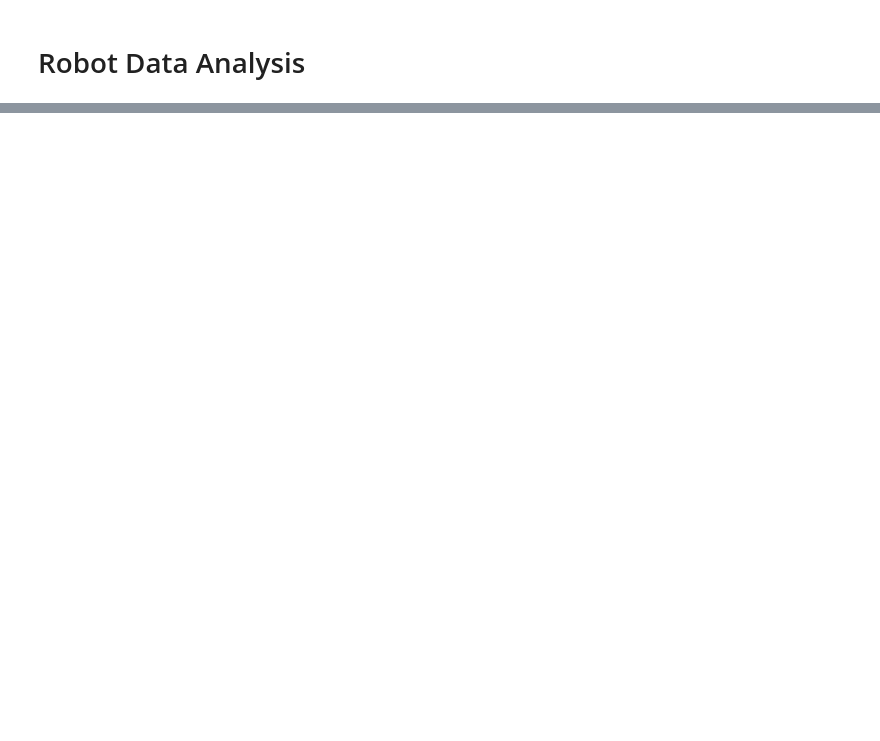
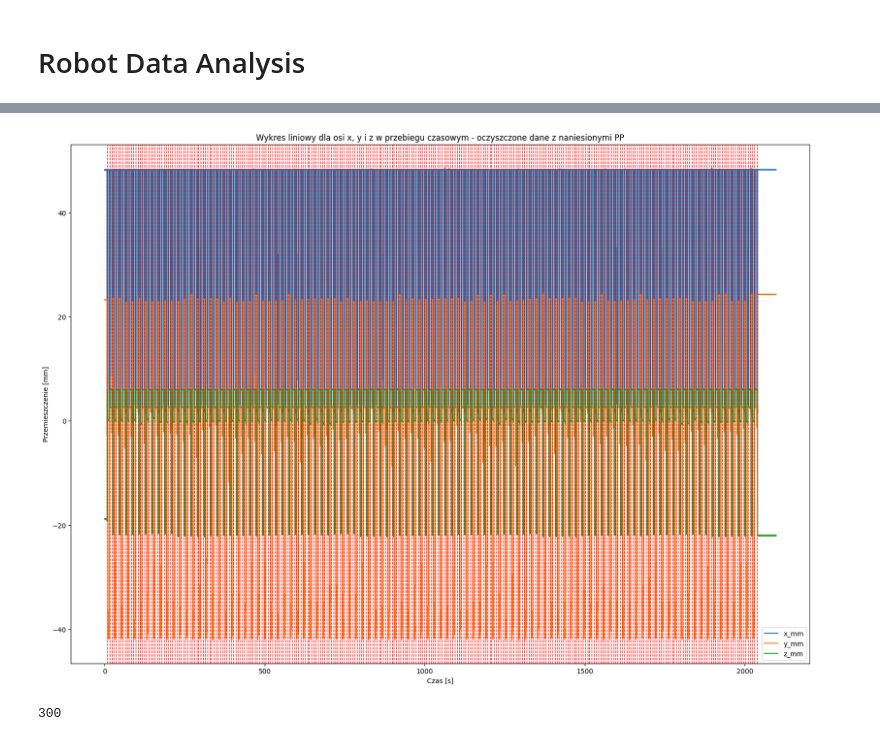
Before and after one commit to Niewiaro/Robot_Data_Analysis, a Jupyter notebook: robot-data-analysis.ipynb, the cells around one changed output, grey strips where cells are left out. Cells and saved outputs as stored; diff of their text form; code cells hidden in the pictures; blank space fills up the shorter version.

```diff
--- a/robot-data-analysis.ipynb
+++ b/robot-data-analysis.ipynb
@@ -102,0 +398,33 @@ RP Middle (26-75): x=0.0106 mm, y=0.0072 mm, z=0.0125 mm
+# %%
+# Ustawienie rozmiaru figury w milimetrach (rozmiar A4 poziomo)
+scale = 15
+fig = plt.figure(figsize=(297/scale, 210/scale))  # 297mm x 210mm (A4 poziomo)
+
+# Wykresy dla osi x, y i z
+plt.plot(df_cleaned['t_s'], df_cleaned['x_mm'], label='x_mm')
+plt.plot(df_cleaned['t_s'], df_cleaned['y_mm'], label='y_mm')
+plt.plot(df_cleaned['t_s'], df_cleaned['z_mm'], label='z_mm')
+
+# Dodanie pionowych linii dla punktów pomiarowych (PP)
+for pp_time in PP_times:
+    plt.axvline(x=pp_time, color='r', linestyle='--', linewidth=1)
+
+# Ustawienie etykiet osi i tytułu
+plt.xlabel('Czas [s]')
+plt.ylabel('Przemieszczenie [mm]')
+plt.title('Wykres liniowy dla osi x, y i z w przebiegu czasowym - oczyszczone dane z naniesionymi PP')
+
+# Dodanie legendy
+plt.legend()
+
+# Zapisanie wykresu jako SVG
+plt.savefig('wykres_mm_cleaned_with_PP.svg', format='svg', dpi=800)
+
+# Wyświetlenie wykresu
+plt.show()
+# %% [output]
+[figure, added]
+# %%
+print(len(PP_times))
+# %% [output]
+300
```
Also changed, not shown: parts of 12 cells of this notebook.
